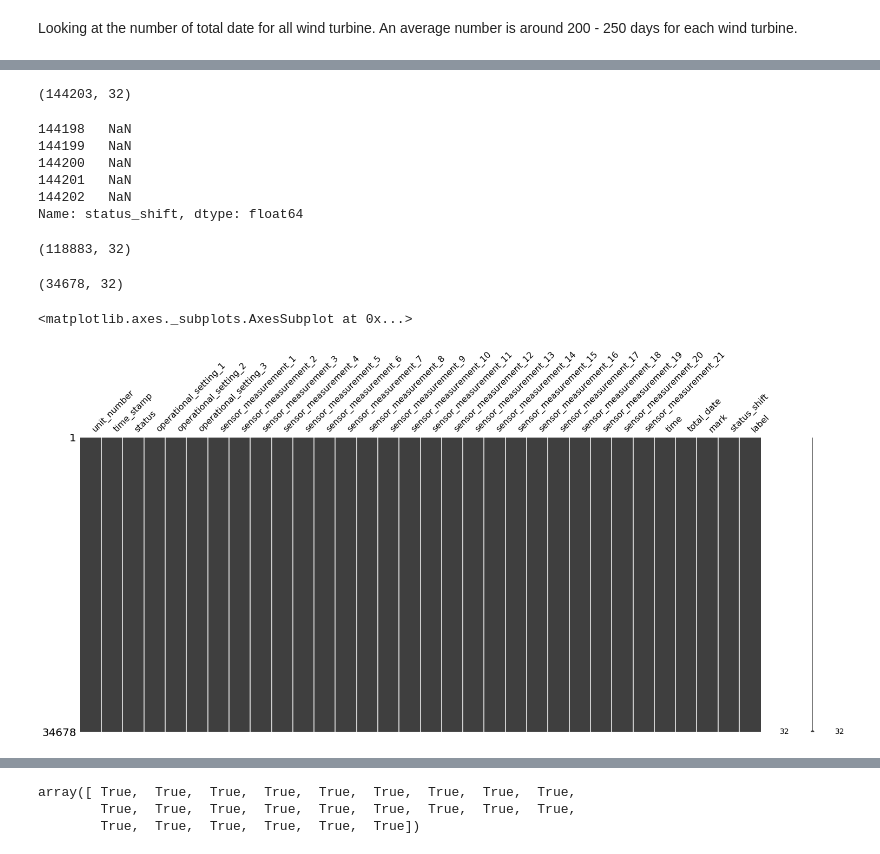
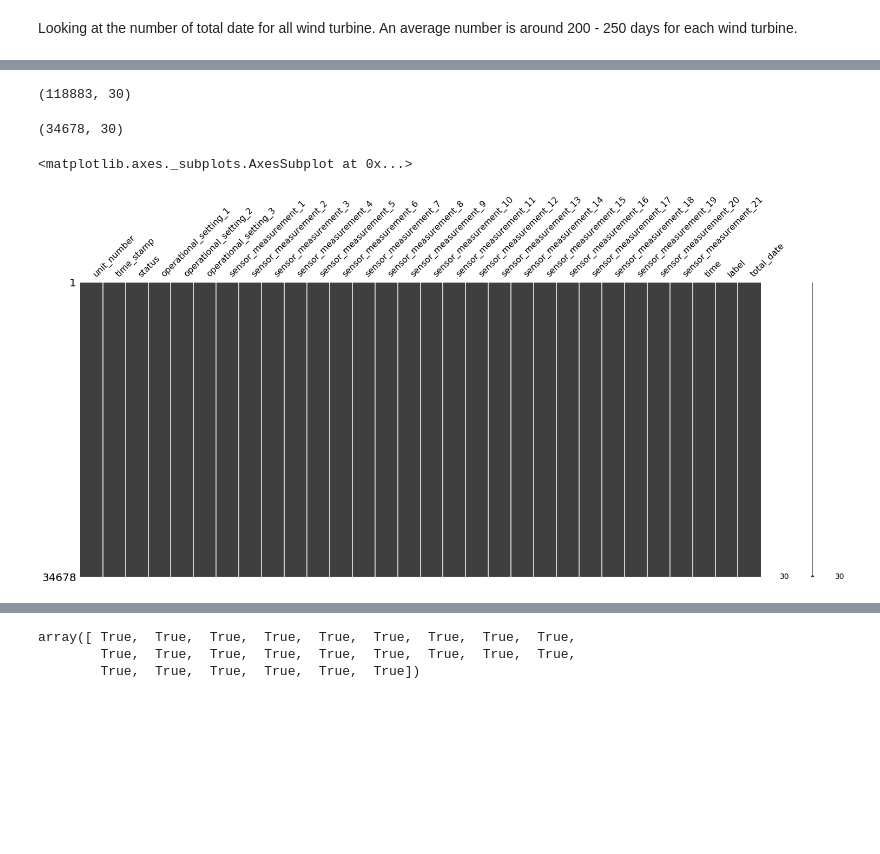
Before and after one commit to DuongVu39/Code_Challenge, a Jupyter notebook: src/task1/Scratch.ipynb, the cells around one changed output, grey strips where cells are left out. Drawn from its saved outputs; the diff is of its cells as text; code cells hidden in the pictures; blank space fills up the shorter version.

```diff
--- a/src/task1/Scratch.ipynb
+++ b/src/task1/Scratch.ipynb
@@ -92,5 +105,3 @@ sns.countplot(x="status", data=df)
 # %% [output]
 <matplotlib.axes._subplots.AxesSubplot at 0x...>
 [figure]
-# %%
-df["time"]=pd.to_datetime(df["time_stamp"]).dt.date
@@ -165,0 +108,4 @@ wind_turbin = wind_turbin.reset_index().iloc[:,1:29]
+# %%
+# Create label
+new_df = create_labels(df)
+new_df.head()
@@ -166,2 +126,4 @@ wind_turbin = wind_turbin.reset_index().iloc[:,1:29]
 # %%
-wind_turbin["total_date"] = wind_turbin.groupby("unit_number")['time_stamp'].transform(lambda g: g.iloc[-1] - g.iloc[0])
+# Create new column of total date of each wind turbine
+new_df["total_date"] = new_df.groupby("unit_number")['time_stamp'].transform(lambda g: g.iloc[-1] - g.iloc[0])
+new_df[["time_stamp","unit_number","total_date"]].head()
@@ -208,31 +144,16 @@ sns.countplot(x="label", data=wind_turbin)
 # %%
-wind_turbin.shape
+new_df.shape
 # %% [output]
-(144203, 32)
+(118883, 30)
-# %%
-wind_turbin["status_shift"].tail()
-# %% [output]
-144198   NaN
-144199   NaN
-144200   NaN
-144201   NaN
-144202   NaN
-Name: status_shift, dtype: float64
-# %%
-# Excluding the last 40 days of each unit
-wind_turbine = wind_turbin.dropna(subset=['status_shift'])
-wind_turbine.shape
-# %% [output]
-(118883, 32)
 # %%
 # Drop all row that has missing value:
-wind_turbine_drop = wind_turbine.dropna()
-wind_turbine_drop.shape
+wind_turbine = new_df.dropna()
+wind_turbine.shape
 # %% [output]
-(34678, 32)
+(34678, 30)
 # %%
 # Check if all NA has been removed:
-msn.matrix(wind_turbine_drop)
+msn.matrix(wind_turbine)
 # %% [output]
 <matplotlib.axes._subplots.AxesSubplot at 0x...>
-[figure, old version]
+[figure, new version]
```
Also changed, not shown: parts of 39 cells of this notebook, 1 other file.
